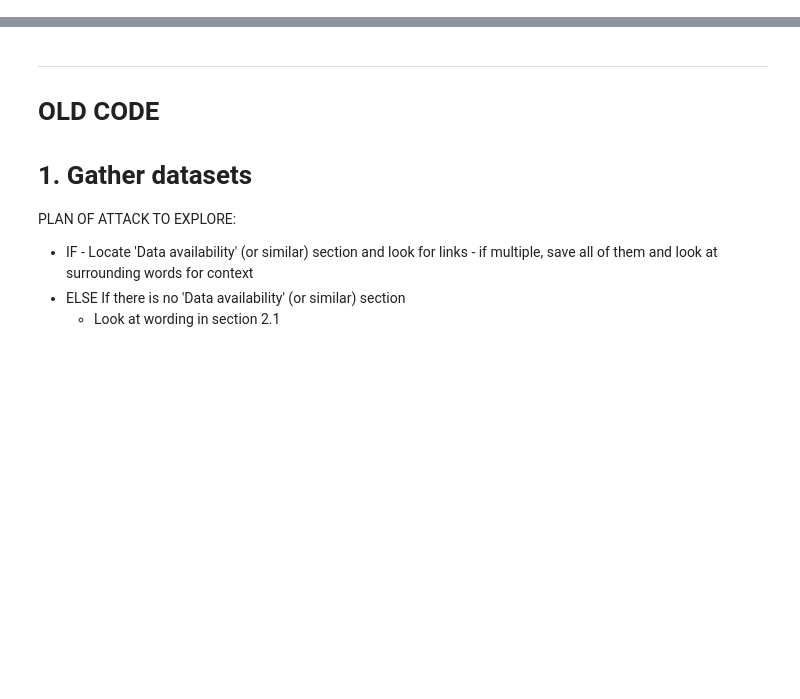
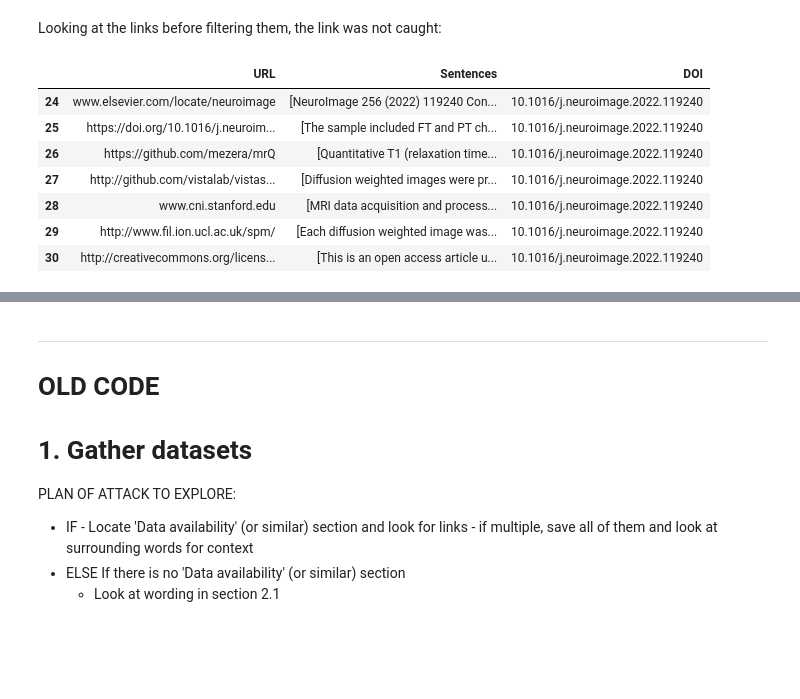
Before and after one commit to phantomloe/Thesis, a Jupyter notebook: Code/datasets_v4.ipynb, the cells around one changed output, grey strips where cells are left out. Saved outputs shown, nothing was run; the diff lists cells and outputs as text; code cells hidden in the pictures; blank space fills up the shorter version.

```diff
--- a/Code/datasets_v4.ipynb
+++ b/Code/datasets_v4.ipynb
@@ -319,0 +845,13 @@ results_df['Section'].loc[1]
+# %% [markdown]
+Looking at the links before filtering them, the link was not caught:
+# %%
+automatic_groundtruth_df[automatic_groundtruth_df['DOI'] == '10.1016/j.neuroimage.2022.119240']
+# %% [output]
+|  | URL | Sentences | DOI |
+| 24 | www.elsevier.com/locate/neuroimage | [NeuroImage 256 (2022) 119240 Con... | 10.1016/j.neuroimage.2022.119240 |
+| 25 | https://doi.org/10.1016/j.neuroim... | [The sample included FT and PT ch... | 10.1016/j.neuroimage.2022.119240 |
+| 26 | https://github.com/mezera/mrQ | [Quantitative T1 (relaxation time... | 10.1016/j.neuroimage.2022.119240 |
+| 27 | http://github.com/vistalab/vistas... | [Diﬀusion weighted images were pr... | 10.1016/j.neuroimage.2022.119240 |
+| 28 | www.cni.stanford.edu | [MRI data acquisition and process... | 10.1016/j.neuroimage.2022.119240 |
+| 29 | http://www.ﬁl.ion.ucl.ac.uk/spm/ | [Each diﬀusion weighted image was... | 10.1016/j.neuroimage.2022.119240 |
+| 30 | http://creativecommons.org/licens... | [This is an open access article u... | 10.1016/j.neuroimage.2022.119240 |
```
Also changed, not shown: parts of 113 cells of this notebook, 6 other files.
